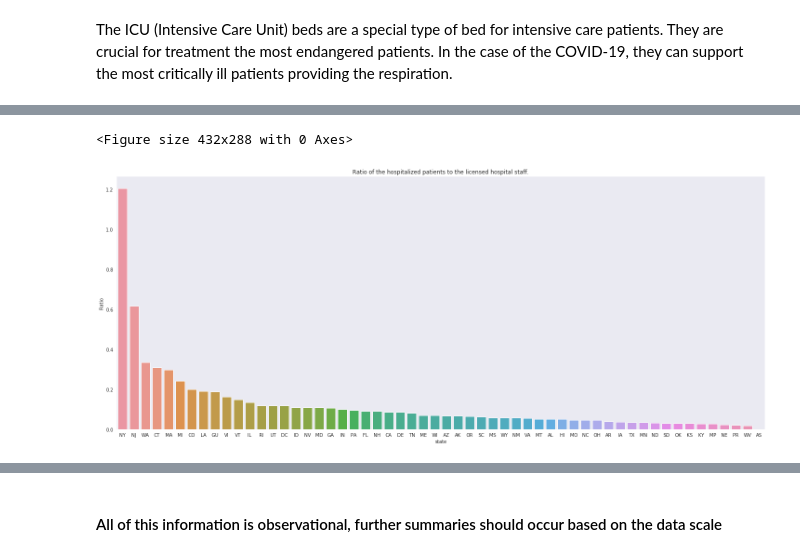
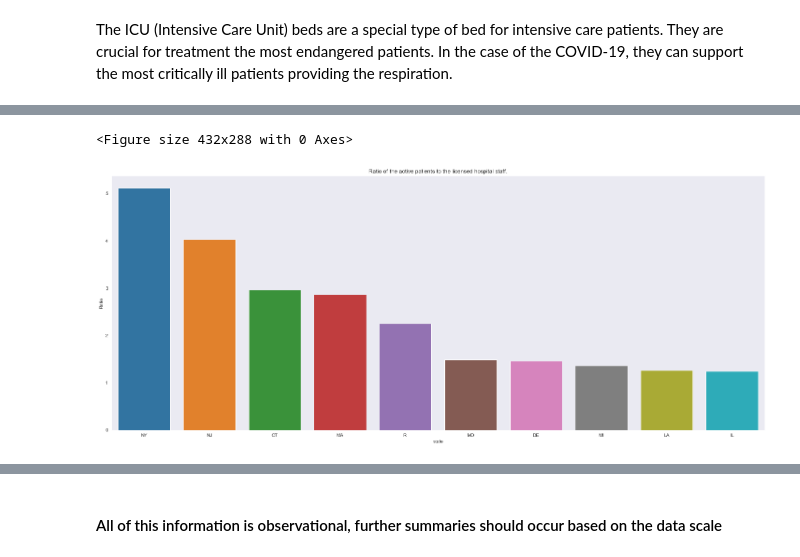
Before and after one commit to WernherVonData/Covid-19-Uncover-Challange, a Jupyter notebook: Be safe - who is in the biggest need of PPE.ipynb, the cells around one changed output, grey strips where cells are left out. Cells and saved outputs as stored; diff of their text form; code cells hidden in the pictures.

```diff
--- a/Be safe - who is in the biggest need of PPE.ipynb
+++ b/Be safe - who is in the biggest need of PPE.ipynb
@@ -303,11 +393,11 @@ Now to see how the situation can change let's see the ratio of the active cases
 # %%
 plt.clf()
 plt.figure(figsize=(25,10))
-ax = sns.barplot(x='state', y='active_per_staff', data=df_state.sort_values(by='active_per_staff', ascending=False))
-ax.set_title("Ratio of the hospitalized patients to the licensed hospital staff.")
+ax = sns.barplot(x='state', y='active_per_staff', data=df_state.sort_values(by='active_per_staff', ascending=False).head(10))
+ax.set_title("Ratio of the active patients to the licensed hospital staff.")
 ax.set_ylabel("Ratio")
 plt.show()
 # %% [output]
 <Figure size 432x288 with 0 Axes>
-[figure, old version]
+[figure, new version]
 # %% [markdown]
```
Also changed, not shown: parts of 24 cells of this notebook.
